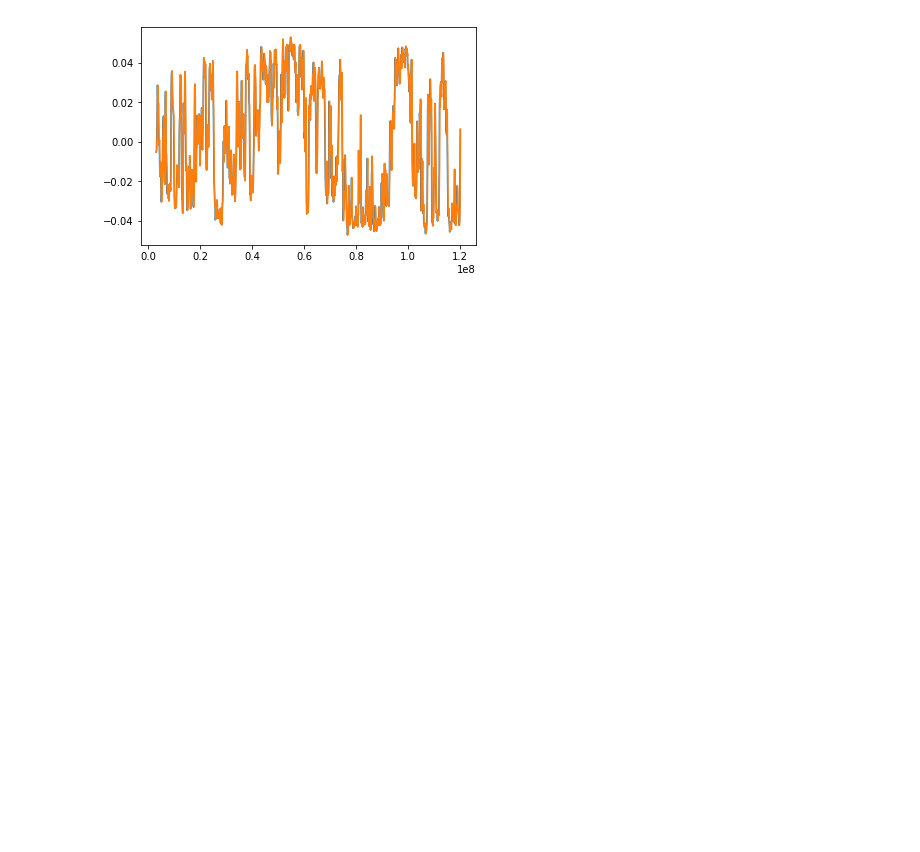
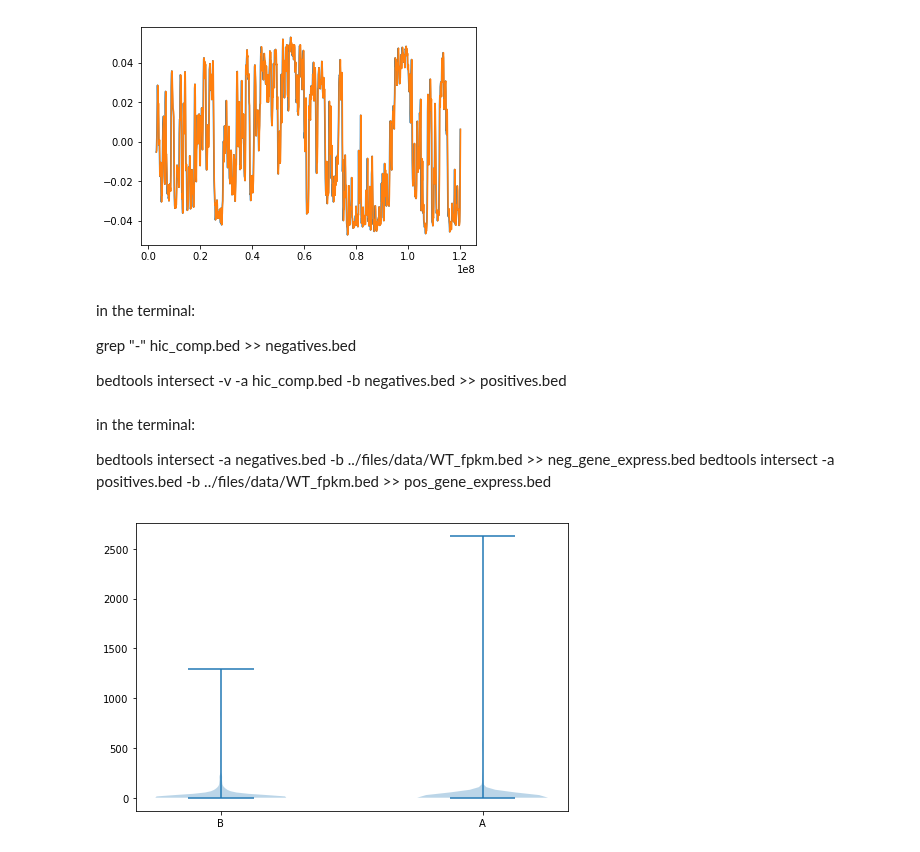
Before and after one commit to chende35/qbb2020-answers, a Jupyter notebook: week9/submits/week9-assisgnment.ipynb, the cells around one changed output. Cells and saved outputs as stored; diff of their text form; code cells hidden in the pictures; blank space fills up the shorter version.

Commit message:
finished violin plots

```diff
--- a/week9/submits/week9-assisgnment.ipynb
+++ b/week9/submits/week9-assisgnment.ipynb
@@ -107,3 +107,14 @@ plt.show()
 # %% [output]
 Casting complex values to real discards the imaginary part
 [figure]
+# %% [markdown]
+in the terminal:
+
+grep "-" hic_comp.bed >> negatives.bed
+
+bedtools intersect -v -a hic_comp.bed -b negatives.bed >> positives.bed
+# %% [markdown]
+in the terminal:
+
+bedtools intersect -a negatives.bed -b ../files/data/WT_fpkm.bed >> neg_gene_express.bed
+bedtools intersect -a positives.bed -b ../files/data/WT_fpkm.bed >> pos_gene_express.bed
@@ -109,0 +124,22 @@ Casting complex values to real discards the imaginary part
+# %%
+neg = np.genfromtxt("neg_gene_express.bed")
+pos = np.genfromtxt("pos_gene_express.bed")
+# %%
+neg_plot=neg[:,4]
+pos_plot=pos[:,4]
+# %%
+labels = ['B','A']
+data_to_plot = [pos_plot, neg_plot]
+
+fig = plt.figure()
+
+ax = fig.add_axes([0,0,1,1])
+ax.set_xticklabels(labels)
+ax.xaxis.set_ticks_position('bottom')
+ax.set_xticks(np.arange(1, len(labels) + 1))
+
+bp = ax.violinplot(data_to_plot)
+
+plt.show()
+# %% [output]
+[figure, added]
```
Also changed, not shown: parts of 1 cell of this notebook.
